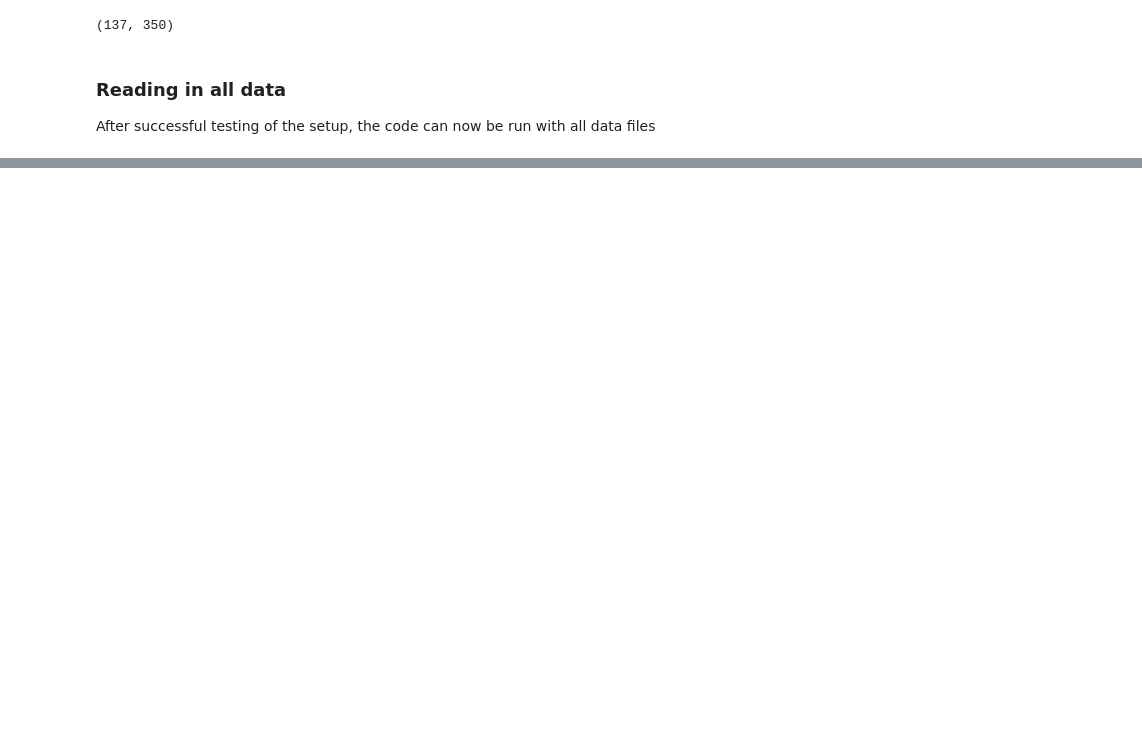
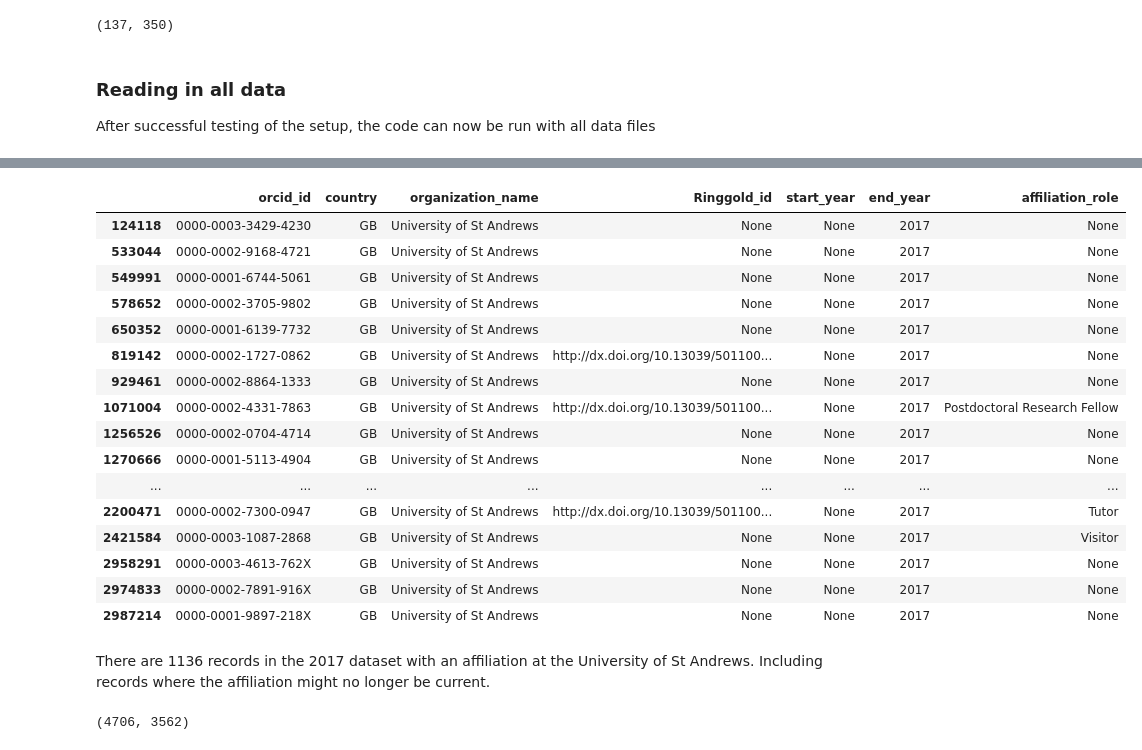
Before and after one commit to eborger/ORCID-pubData2017, a Jupyter notebook: Process-ORCID-2017-profiles.ipynb, the cells around one changed output, grey strips where cells are left out. Drawn from its saved outputs; the diff is of its cells as text; code cells hidden in the pictures; blank space fills up the shorter version.

```diff
--- a/Process-ORCID-2017-profiles.ipynb
+++ b/Process-ORCID-2017-profiles.ipynb
@@ -192,5 +156,3 @@ After successful testing of the setup, the code can now be run with all data fil
 # %%
 json_dir = "/media/eva/Eva-passport/ORCIDpubData2017/public_profiles_API-2.0-activities_2017_10_json"
 json_files = file_generator(json_dir)
-# %%
-data = []
@@ -199,0 +167,4 @@ get_profiles(data, json_files)
+# %%
+df = pd.DataFrame(data, columns = ["orcid_id", "country", "organization_name",
+                              "Ringgold_id", "start_year", "end_year", "affiliation_role"])
+df.head()
@@ -199,0 +200,29 @@ get_profiles(data, json_files)
+# %%
+UStA_all = df[(df.organization_name == "University of St Andrews")]
+len(UStA_all), UStA_all.orcid_id.nunique()
+UStA_all[UStA_all.end_year == "2017"]
+# %% [output]
+|  | orcid_id | country | organization_name | Ringgold_id | start_year | end_year | affiliation_role |
+| 124118 | 0000-0003-3429-4230 | GB | University of St Andrews | None | None | 2017 | None |
+| 533044 | 0000-0002-9168-4721 | GB | University of St Andrews | None | None | 2017 | None |
+| 549991 | 0000-0001-6744-5061 | GB | University of St Andrews | None | None | 2017 | None |
+| 578652 | 0000-0002-3705-9802 | GB | University of St Andrews | None | None | 2017 | None |
+| 650352 | 0000-0001-6139-7732 | GB | University of St Andrews | None | None | 2017 | None |
+| 819142 | 0000-0002-1727-0862 | GB | University of St Andrews | http://dx.doi.org/10.13039/501100... | None | 2017 | None |
+| 929461 | 0000-0002-8864-1333 | GB | University of St Andrews | None | None | 2017 | None |
+| 1071004 | 0000-0002-4331-7863 | GB | University of St Andrews | http://dx.doi.org/10.13039/501100... | None | 2017 | Postdoctoral Research Fellow |
+| 1256526 | 0000-0002-0704-4714 | GB | University of St Andrews | None | None | 2017 | None |
+| 1270666 | 0000-0001-5113-4904 | GB | University of St Andrews | None | None | 2017 | None |
+| ... | ... | ... | ... | ... | ... | ... | ... |
+| 2200471 | 0000-0002-7300-0947 | GB | University of St Andrews | http://dx.doi.org/10.13039/501100... | None | 2017 | Tutor |
+| 2421584 | 0000-0003-1087-2868 | GB | University of St Andrews | None | None | 2017 | Visitor |
+| 2958291 | 0000-0003-4613-762X | GB | University of St Andrews | None | None | 2017 | None |
+| 2974833 | 0000-0002-7891-916X | GB | University of St Andrews | None | None | 2017 | None |
+| 2987214 | 0000-0001-9897-218X | GB | University of St Andrews | None | None | 2017 | None |
+# %% [markdown]
+There are 1136 records in the 2017 dataset with an affiliation at the University of St Andrews. Including records where the affiliation might no longer be current.
+# %%
+UoE_all = df[(df.organization_name == "University of Edinburgh")]
+len(UoE_all), UoE_all.orcid_id.nunique()
+# %% [output]
+(4706, 3562)
```
Also changed, not shown: parts of 15 cells of this notebook.
